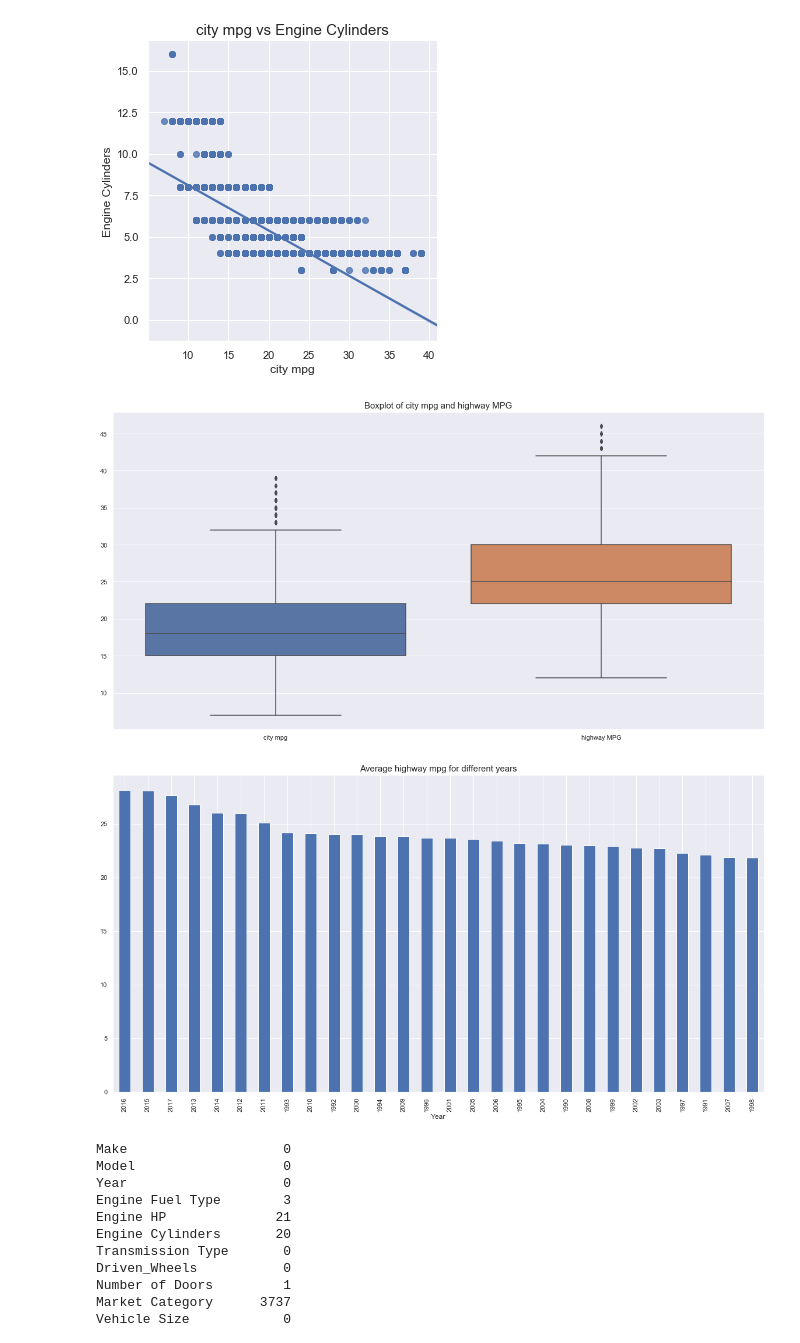
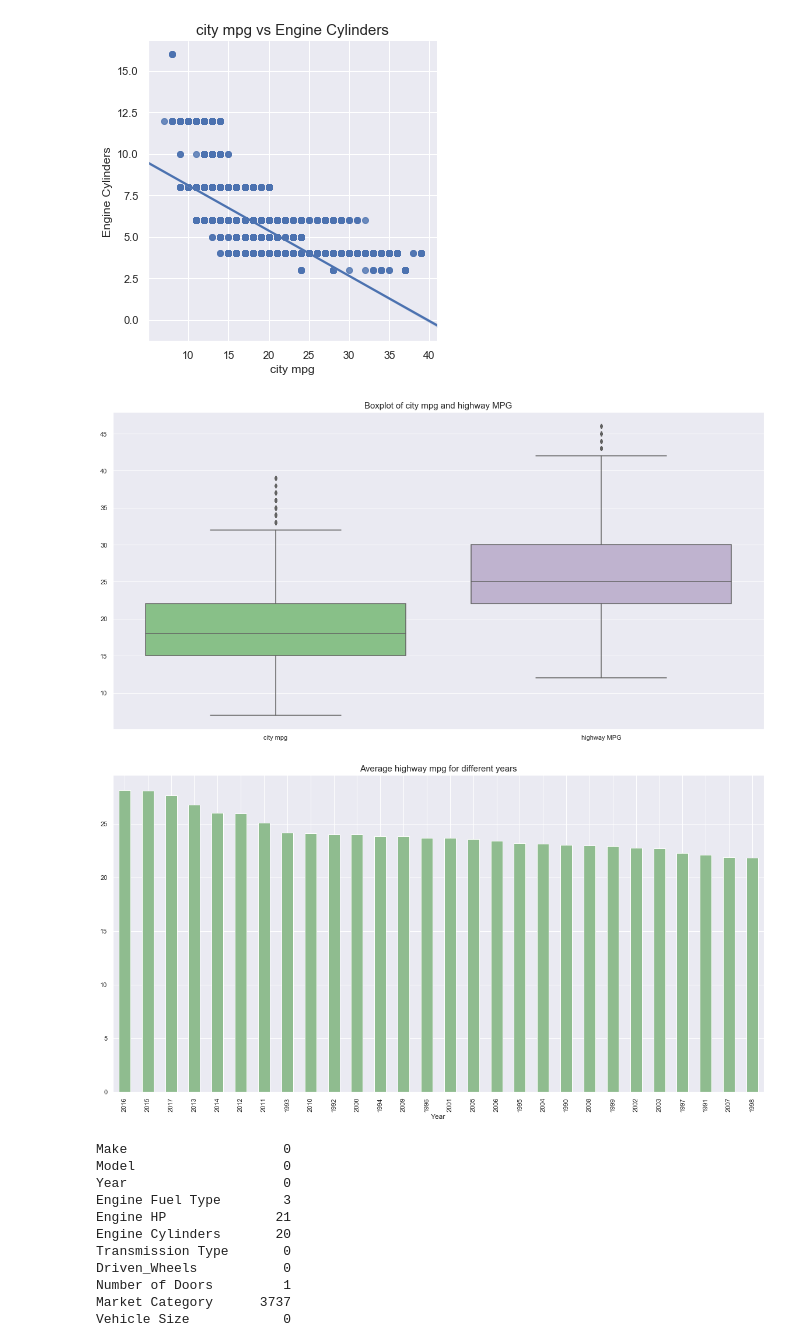
Before and after one commit to suhasmaddali/Car-Prices-Prediction, a Jupyter notebook: Car Prices Prediction Using Machine Learning .ipynb, the cells around one changed output. Drawn from its saved outputs; the diff is of its cells as text; code cells hidden in the pictures.

```diff
--- a/Car Prices Prediction Using Machine Learning .ipynb
+++ b/Car Prices Prediction Using Machine Learning .ipynb
@@ -333,18 +333,18 @@ plt.show()
 [figure]
 # %%
 plt.figure(figsize = (20, 10))
-sns.boxplot(data = data[['city mpg', 'highway MPG']])
+sns.boxplot(data = data[['city mpg', 'highway MPG']], palette = 'Accent')
 plt.title("Boxplot of city mpg and highway MPG", fontsize = 15)
 plt.show()
 # %% [output]
-[figure, old version]
+[figure, new version]
 # %%
 plt.figure(figsize = (20, 10))
-data.groupby('Year').mean()['highway MPG'].sort_values(ascending = False).plot(kind = 'bar')
+data.groupby('Year').mean()['highway MPG'].sort_values(ascending = False).plot(kind = 'bar', color = 'darkseagreen')
 plt.title("Average highway mpg for different years", fontsize = 15)
 plt.show()
 # %% [output]
-[figure, old version]
+[figure, new version]
 # %%
 data.isnull().sum()
 # %% [output]
```
Also changed, not shown: parts of 17 cells of this notebook.
